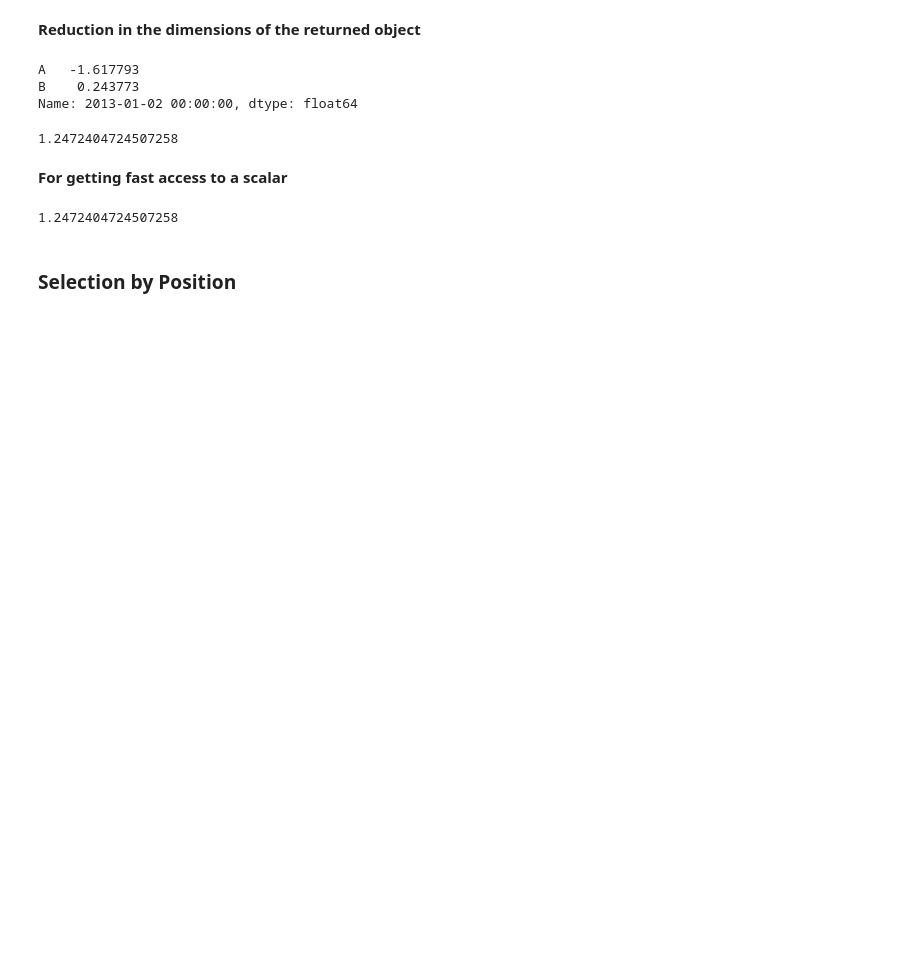
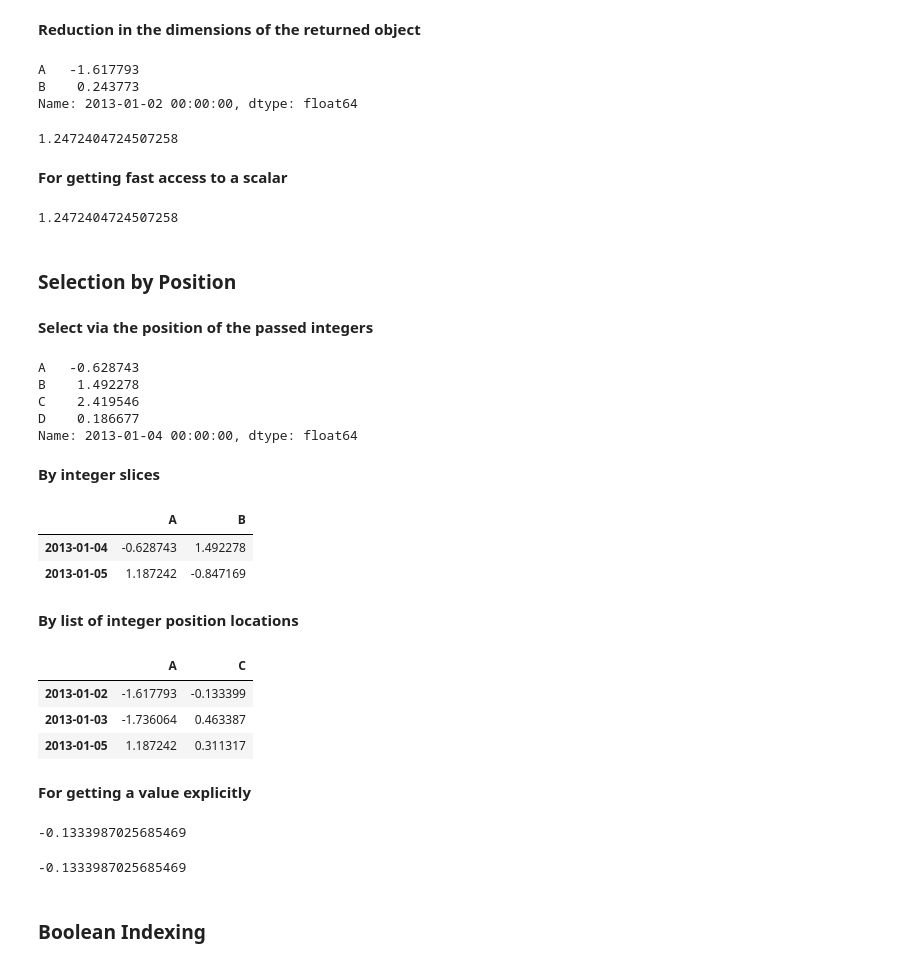
Before and after one commit to ashishkirtwed/Pandas-Tutorial-and-Exercise, a Jupyter notebook: Lecture2.ipynb, the cells around one changed output. Drawn from its saved outputs; the diff is of its cells as text; code cells hidden in the pictures; blank space fills up the shorter version.

```diff
--- a/Lecture2.ipynb
+++ b/Lecture2.ipynb
@@ -224,3 +224,43 @@ df.at[dates[0],"A"]
 1.2472404724507258
 # %% [markdown]
 ### Selection by Position
+# %% [markdown]
+**Select via the position of the passed integers**
+# %%
+df.iloc[3]
+# %% [output]
+A   -0.628743
+B    1.492278
+C    2.419546
+D    0.186677
+Name: 2013-01-04 00:00:00, dtype: float64
+# %% [markdown]
+**By integer slices**
+# %%
+df.iloc[3:5,0:2]
+# %% [output]
+|  | A | B |
+| 2013-01-04 | -0.628743 | 1.492278 |
+| 2013-01-05 | 1.187242 | -0.847169 |
+# %% [markdown]
+**By list of integer position locations**
+# %%
+df.iloc[[1,2,4],[0,2]]
+# %% [output]
+|  | A | C |
+| 2013-01-02 | -1.617793 | -0.133399 |
+| 2013-01-03 | -1.736064 | 0.463387 |
+| 2013-01-05 | 1.187242 | 0.311317 |
+# %% [markdown]
+**For getting a value explicitly**
+# %%
+df.iloc[1,2]
+# %% [output]
+-0.1333987025685469
+# %%
+# for getting fast access to a scalar
+df.iat[1,2]
+# %% [output]
+-0.1333987025685469
+# %% [markdown]
+### Boolean Indexing
```
